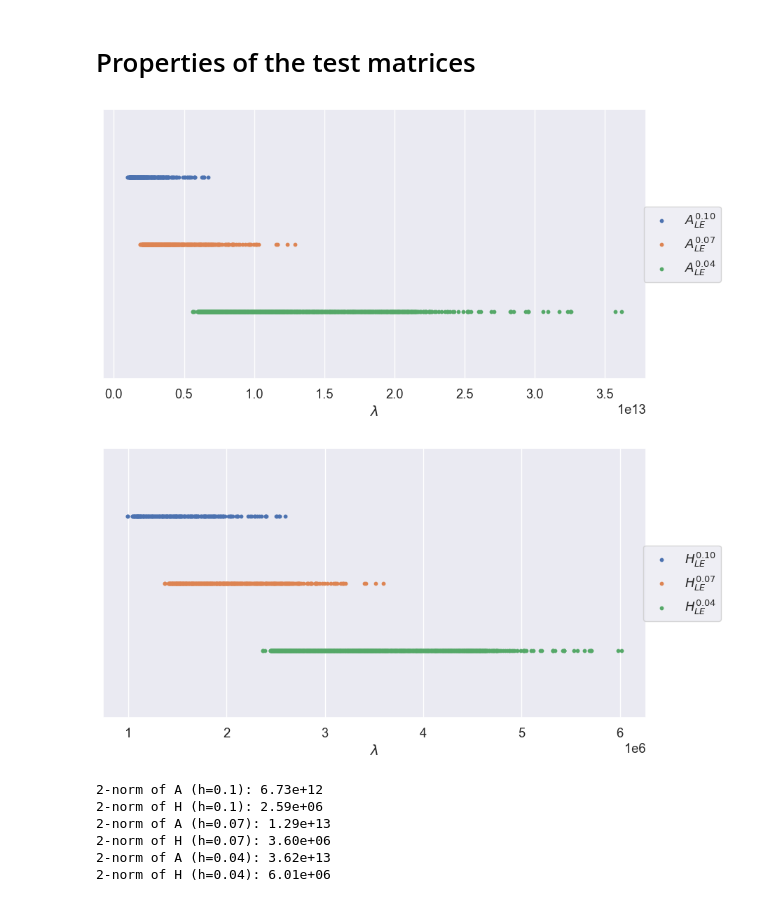
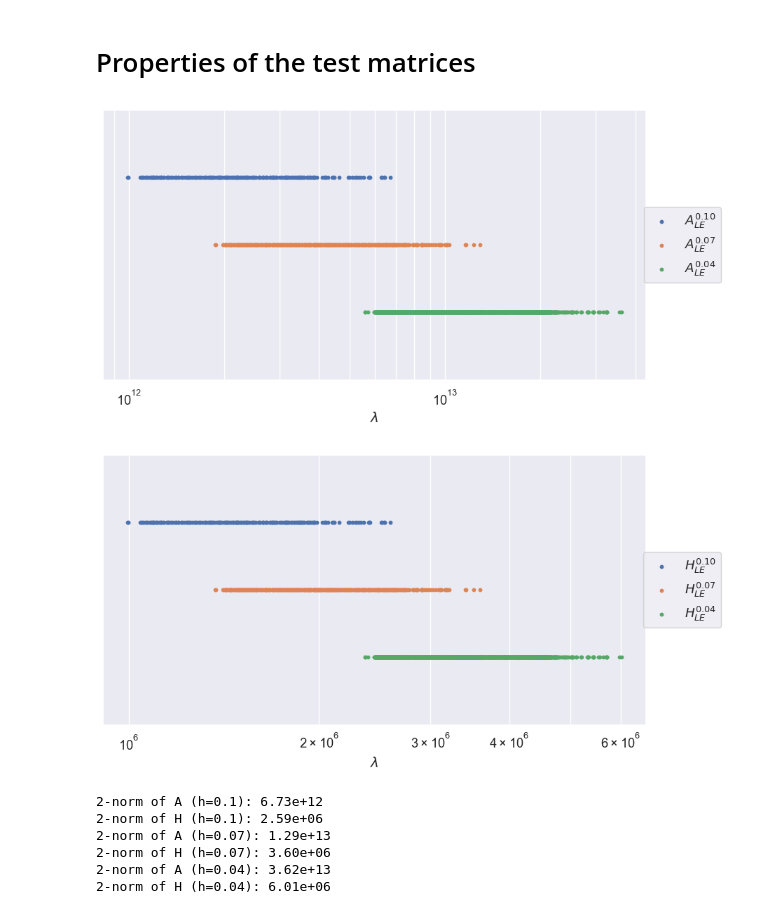
Before and after one commit to sprmsv/KAMF, a Jupyter notebook: trigfuncs.ipynb, the cells around one changed output. Saved outputs shown, nothing was run; the diff lists cells and outputs as text; code cells hidden in the pictures.

```diff
--- a/trigfuncs.ipynb
+++ b/trigfuncs.ipynb
@@ -60,18 +61,24 @@ for h in [0.1, 0.07, 0.04]:
 # %%
 # Eigenvalue distribution
 
 plot_eigenvalues(
     As=[A_LE[h]['A'] for h in [0.1, 0.07, 0.04]],
     legends=['$A_{LE}^{0.10}$', '$A_{LE}^{0.07}$', '$A_{LE}^{0.04}$'],
 )
+ax = plt.gca()
+ax.set(xscale='log')
+ax.grid(which='minor')
 
 plot_eigenvalues(
     As=[A_LE[h]['H'] for h in [0.1, 0.07, 0.04]],
     legends=['$H_{LE}^{0.10}$', '$H_{LE}^{0.07}$', '$H_{LE}^{0.04}$'],
 )
+ax = plt.gca()
+ax.set(xscale='log')
+ax.grid(which='minor')
 # %% [output]
-[figure, old version]
+[figure, new version]
-[figure, old version]
+[figure, new version]
 # %%
 for h in [0.1, 0.07, 0.04]:
     print(f'2-norm of A (h={h}): {np.linalg.norm(A_LE[h]["A"].toarray(), ord=2):.2e}')
```
Also changed, not shown: parts of 7 cells of this notebook, 13 other files.
